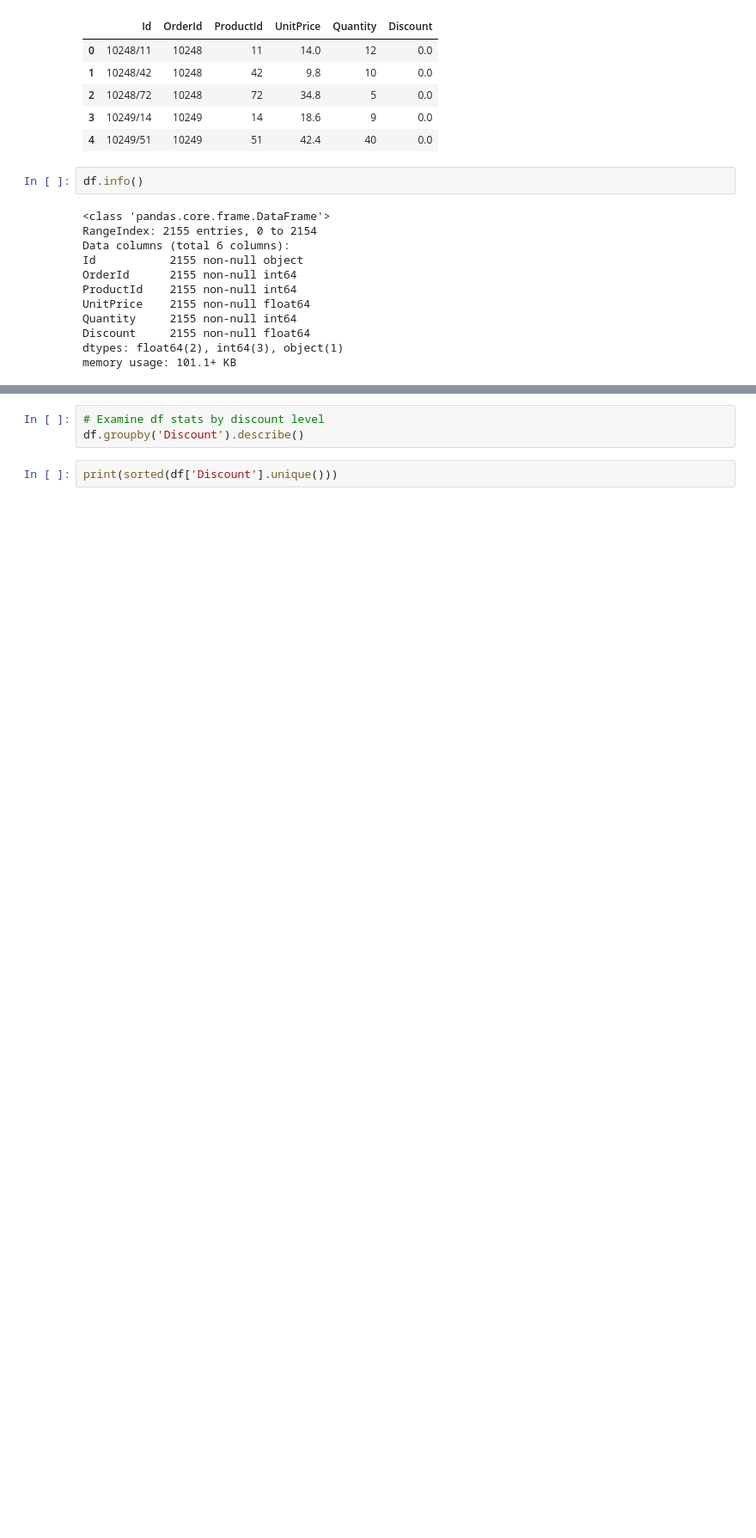
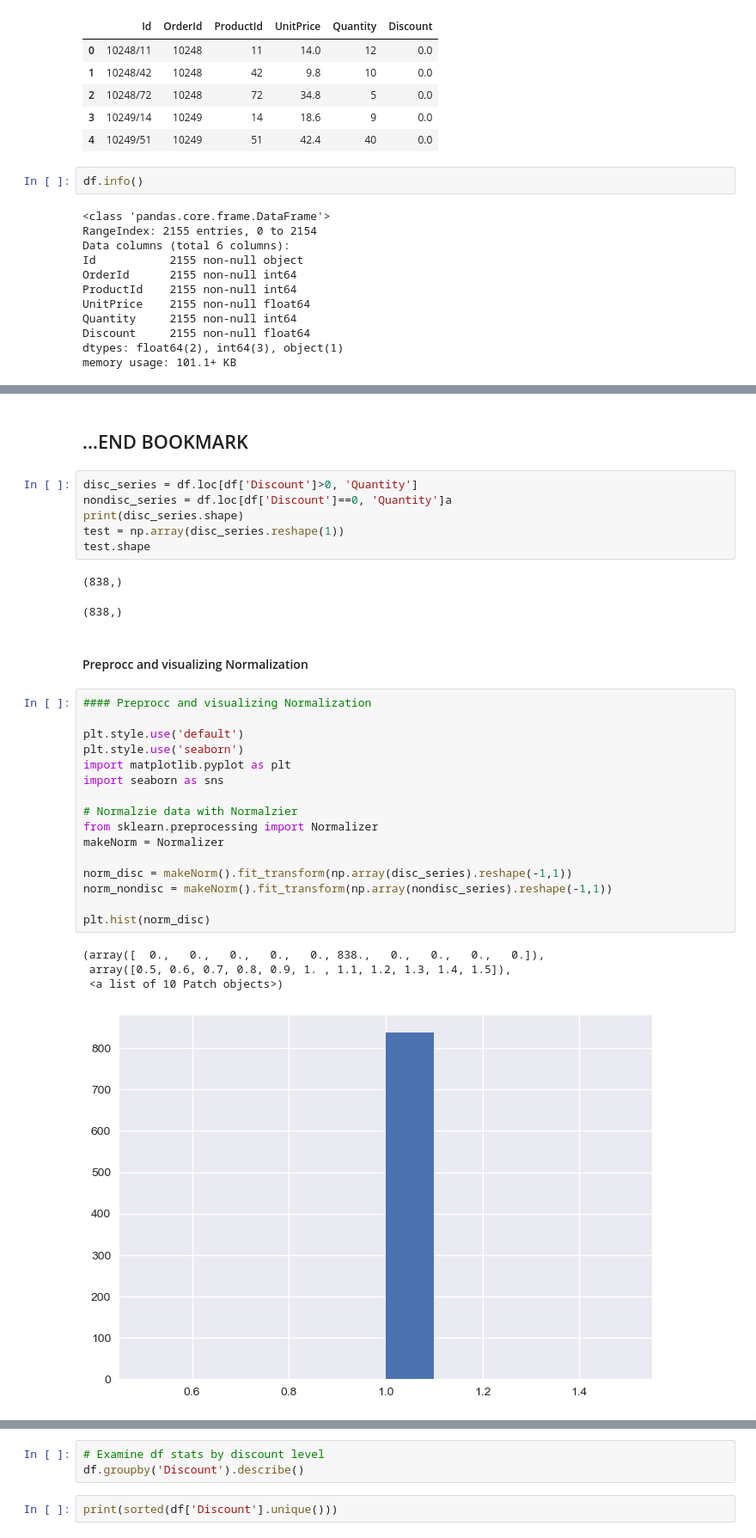
Before and after one commit to jirvingphd/dsc-2-final-project-online-ds-ft-021119, a Jupyter notebook: mod2_project_WIP.ipynb, the cells around one changed output, grey strips where cells are left out. Shown at 86% size. Drawn from its saved outputs; the diff is of its cells as text; blank space fills up the shorter version.

```diff
--- a/mod2_project_WIP.ipynb
+++ b/mod2_project_WIP.ipynb
@@ -568,0 +699,34 @@ memory usage: 101.1+ KB
+# %% [markdown]
+## ...END BOOKMARK
+# %%
+disc_series = df.loc[df['Discount']>0, 'Quantity']
+nondisc_series = df.loc[df['Discount']==0, 'Quantity']a
+print(disc_series.shape)
+test = np.array(disc_series.reshape(1))
+test.shape
+# %% [output]
+(838,)
+(838,)
+# %% [markdown]
+#### Preprocc and visualizing Normalization
+# %%
+#### Preprocc and visualizing Normalization
+
+plt.style.use('default')
+plt.style.use('seaborn')
+import matplotlib.pyplot as plt
+import seaborn as sns
+
+# Normalzie data with Normalzier
+from sklearn.preprocessing import Normalizer
+makeNorm = Normalizer
+
+norm_disc = makeNorm().fit_transform(np.array(disc_series).reshape(-1,1))
+norm_nondisc = makeNorm().fit_transform(np.array(nondisc_series).reshape(-1,1))
+
+plt.hist(norm_disc)
+# %% [output]
+(array([  0.,   0.,   0.,   0.,   0., 838.,   0.,   0.,   0.,   0.]),
+ array([0.5, 0.6, 0.7, 0.8, 0.9, 1. , 1.1, 1.2, 1.3, 1.4, 1.5]),
+ <a list of 10 Patch objects>)
+[figure, added]
```
Also changed, not shown: parts of 26 cells of this notebook, 5 other files.
